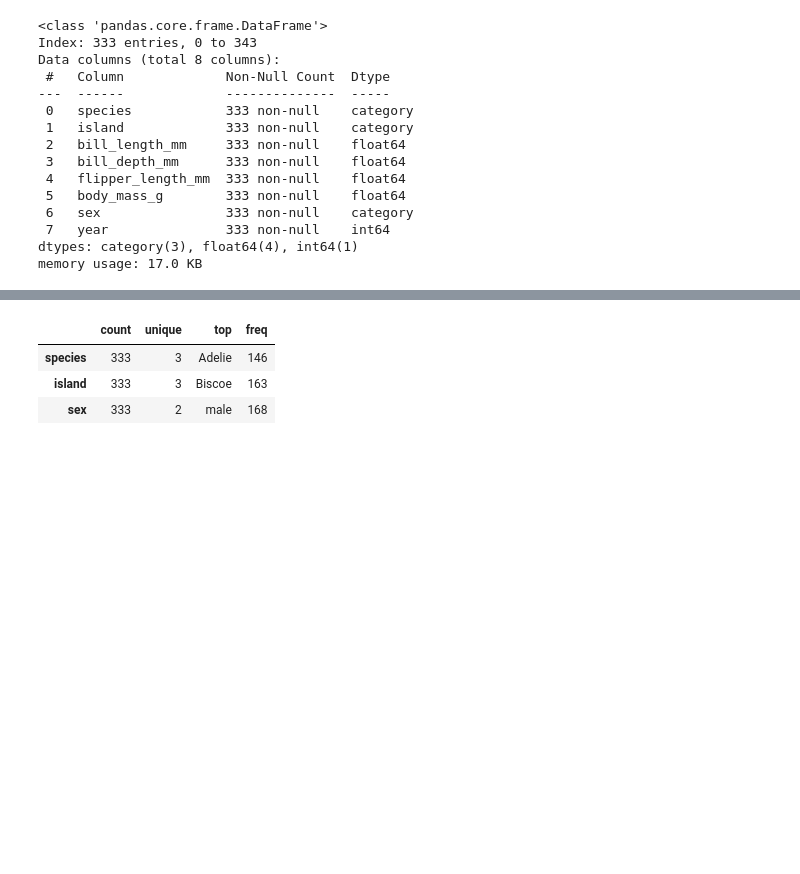
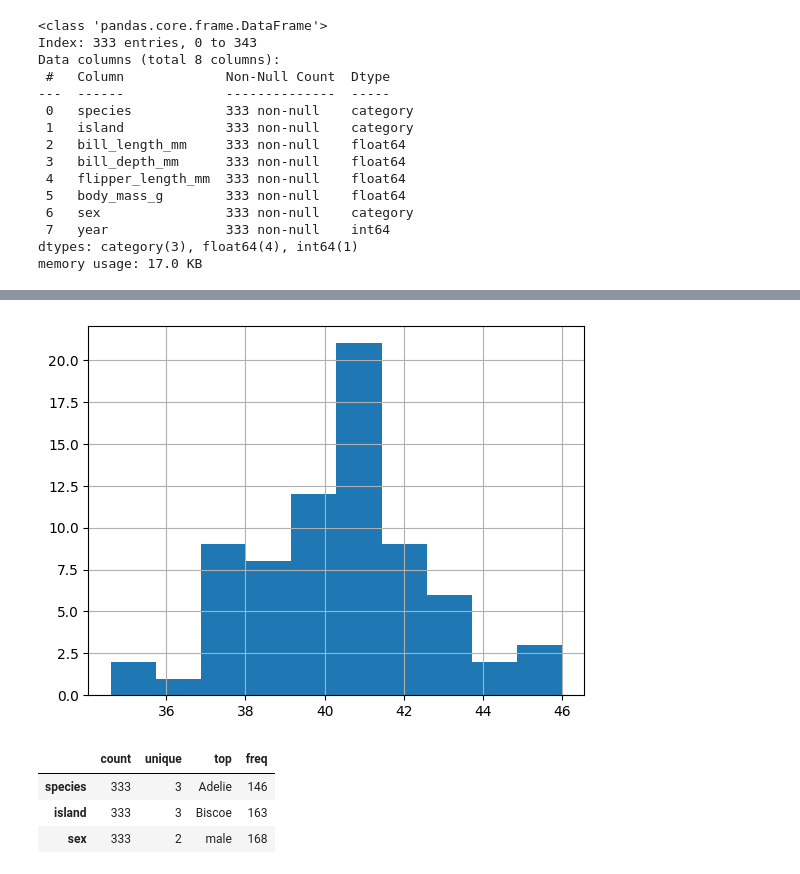
Before and after one commit to SantigoTP/clases_4geeks, a Jupyter notebook: notebooks/04_descriptive_statistics.ipynb, the cells around one changed output, grey strips where cells are left out. Drawn from its saved outputs; the diff is of its cells as text; code cells hidden in the pictures; blank space fills up the shorter version.

```diff
--- a/notebooks/04_descriptive_statistics.ipynb
+++ b/notebooks/04_descriptive_statistics.ipynb
@@ -89,3 +107,8 @@ memory usage: 17.0 KB
+# %%
+df [ (df["species"] == "Adelie") & (df['sex'] == 'male')]["bill_length_mm"].hist()
+plt.show()
+# %% [output]
+[figure, added]
 # %%
 df.describe(include='category').T
 # %% [output]
```
Also changed, not shown: parts of 4 cells of this notebook.
